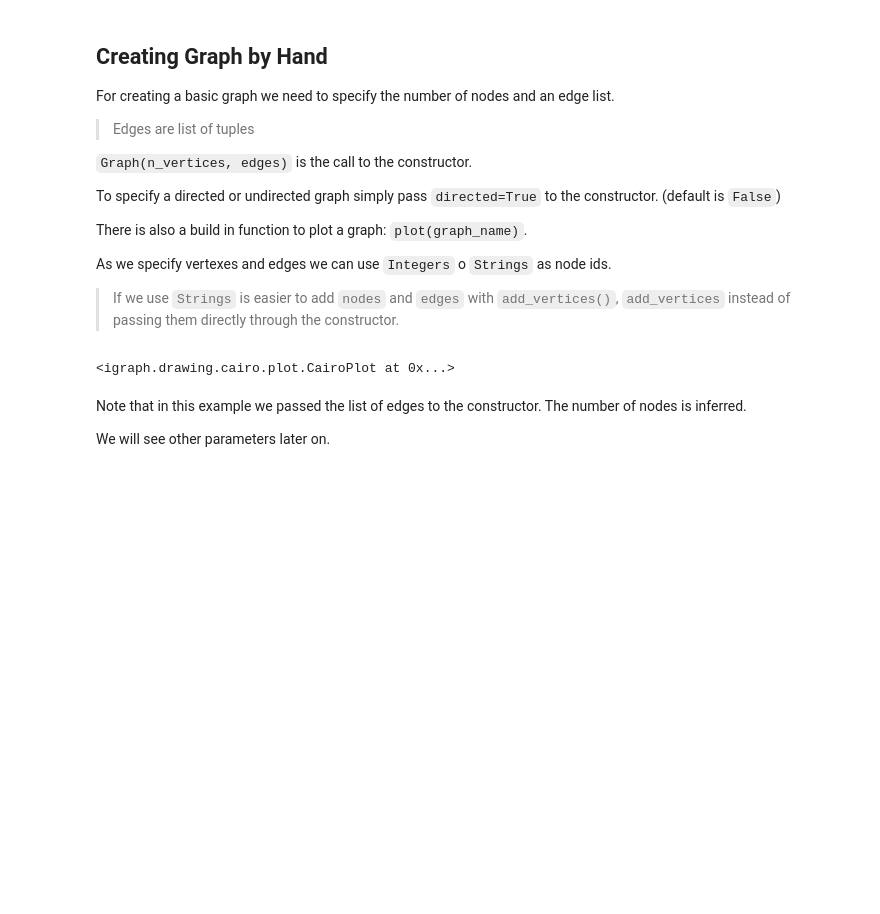
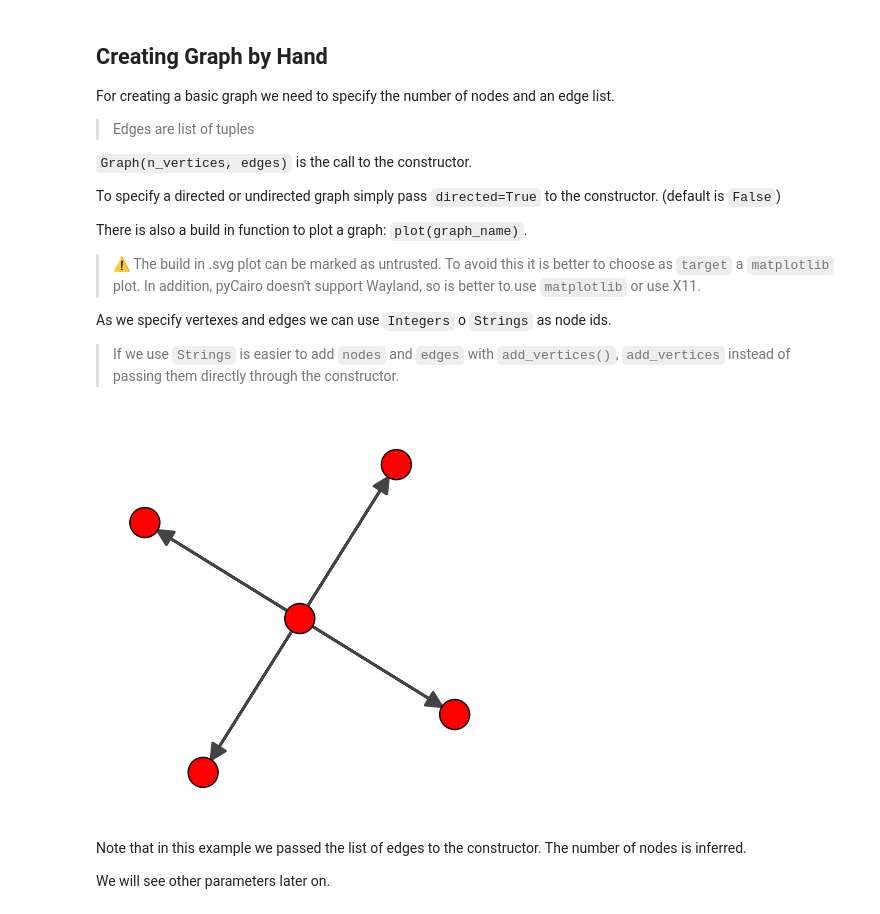
Before and after one commit to cMancio00/iGraph-examples, a Jupyter notebook: 1.Graph_Creation.ipynb, the cells around one changed output. Cells and saved outputs as stored; diff of their text form; code cells hidden in the pictures; blank space fills up the shorter version.

Commit message:
Wrapped in matplot
Svg where untrusted if used with pycairo

Signed-off-by: Christian Mancini <mancinichristian00@gmail.com>

```diff
--- a/1.Graph_Creation.ipynb
+++ b/1.Graph_Creation.ipynb
@@ -14,6 +14,8 @@ To specify a directed or undirected graph simply pass `directed=True` to the con
 
 There is also a build in function to plot a graph: `plot(graph_name)`.
 
+> ⚠️ The build in  .svg plot can be marked as untrusted. To avoid this it is better to choose as `target` a `matplotlib` plot. In addition, pyCairo doesn't support Wayland, so is better to use `matplotlib` or use X11.
+
 As we specify vertexes and edges we can use `Integers` o `Strings` as node ids.
 
 > If we use `Strings` is easier to add `nodes` and `edges` with `add_vertices()`, `add_vertices` instead of passing them directly
@@ -21,10 +23,12 @@ through the constructor.
 # %%
 #Creating a Star like graph using Integers
 edges = [(0, 1), (0, 2), (0, 3), (0, 4)]
 int_graph = ig.Graph(edges,directed=True)
-ig.plot(int_graph)
+fig, ax = plt.subplots(figsize=(5,5))
+ig.plot(int_graph,target=ax)
+plt.show()
 # %% [output]
-<igraph.drawing.cairo.plot.CairoPlot at 0x...>
+[figure, added]
 # %% [markdown]
 Note that in this example we passed the list of edges to the constructor. The number of nodes is inferred.
 
```
Also changed, not shown: parts of 3 cells of this notebook.
